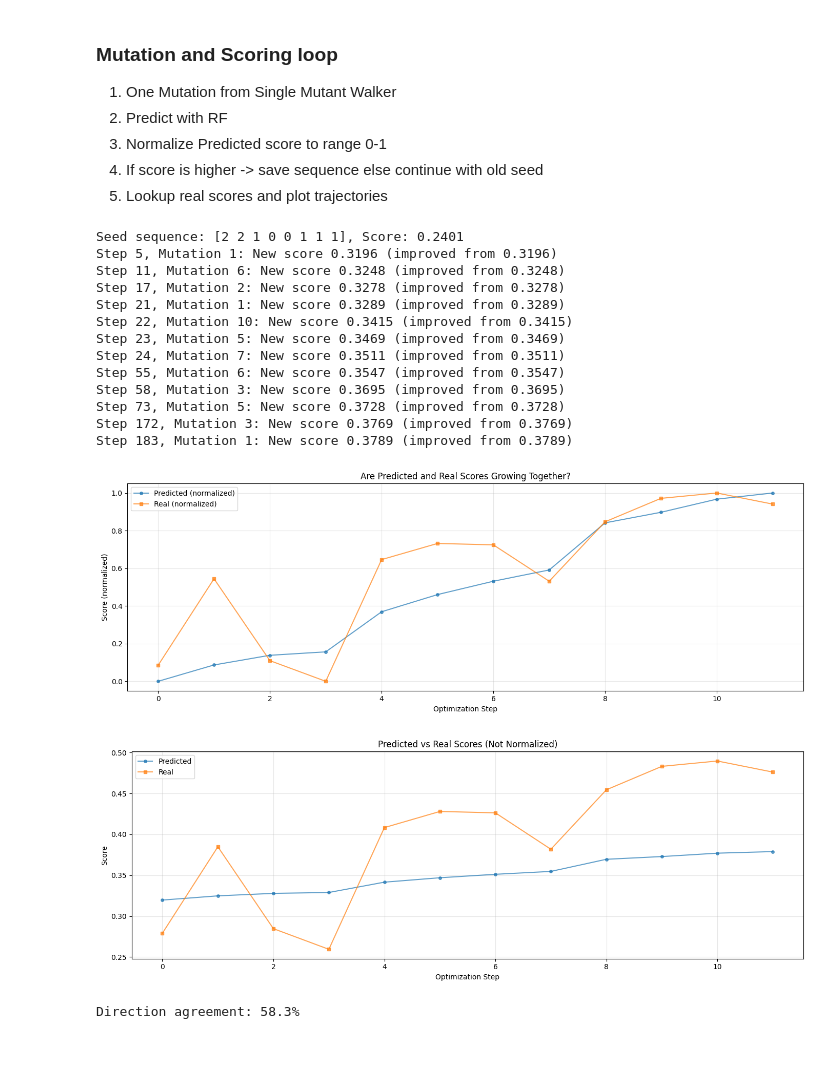
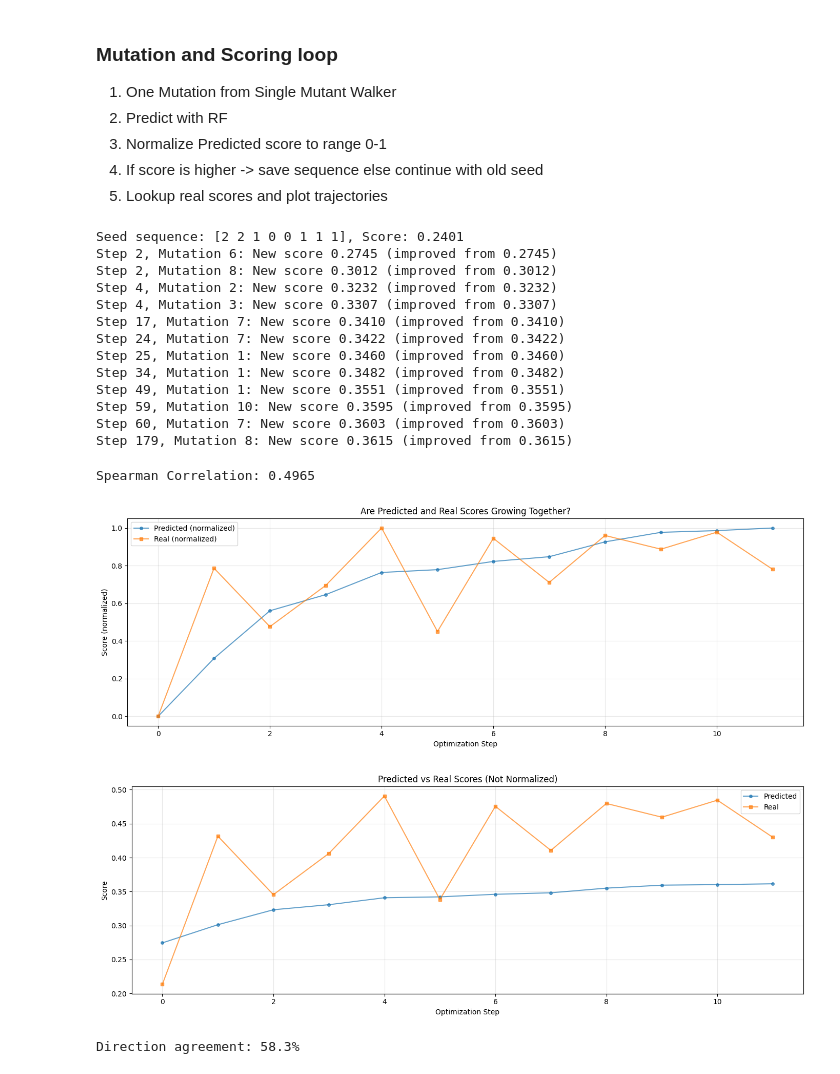
Before and after one commit to meier108/PracticalWork, a Jupyter notebook: main_TFBind8.ipynb, the cells around one changed output. Drawn from its saved outputs; the diff is of its cells as text; code cells hidden in the pictures.

Commit message:
lstm for scoring reimplemented, now works also for GB1 Data

```diff
--- a/main_TFBind8.ipynb
+++ b/main_TFBind8.ipynb
@@ -83,7 +93,7 @@ Model saved to models/random_forest_TFBind8.pkl
 # %% [markdown]
 #### LSTM Model
 # %%
-model = LSTMSequencePredictor.load_model('lstm_sequence_model.h5')
+model = load_model('lstm_model_TFBind.pt')
 # %% [markdown]
 ### Mutation and Scoring loop
 1. One Mutation from Single Mutant Walker
@@ -100,8 +110,8 @@ mutation_steps = 10
 
 # Init rf as scorer
 #rf = RandomForestPredictor(seed=SEED)
-scorer = rf #load_model('models/random_forest_TFBind8.pkl')
-
+#scorer = rf #load_model('models/random_forest_TFBind8.pkl')
+scorer = model
 # Select a random seed sequence from the test set
 seed_sequence = X_train[0]
 old_score = y_train[0]
@@ -124,36 +134,23 @@ df_values = lookup_oracle(df_values, df_oracle)
 #plot_results(df_values)
 # %% [output]
 Seed sequence: [2 2 1 0 0 1 1 1], Score: 0.2401
-Step 5, Mutation 1: New score 0.3196 (improved from 0.3196)
-Step 11, Mutation 6: New score 0.3248 (improved from 0.3248)
-Step 17, Mutation 2: New score 0.3278 (improved from 0.3278)
-Step 21, Mutation 1: New score 0.3289 (improved from 0.3289)
-Step 22, Mutation 10: New score 0.3415 (improved from 0.3415)
-Step 23, Mutation 5: New score 0.3469 (improved from 0.3469)
-Step 24, Mutation 7: New score 0.3511 (improved from 0.3511)
-Step 55, Mutation 6: New score 0.3547 (improved from 0.3547)
-Step 58, Mutation 3: New score 0.3695 (improved from 0.3695)
-Step 73, Mutation 5: New score 0.3728 (improved from 0.3728)
-Step 172, Mutation 3: New score 0.3769 (improved from 0.3769)
-Step 183, Mutation 1: New score 0.3789 (improved from 0.3789)
+Step 2, Mutation 6: New score 0.2745 (improved from 0.2745)
+Step 2, Mutation 8: New score 0.3012 (improved from 0.3012)
+Step 4, Mutation 2: New score 0.3232 (improved from 0.3232)
+Step 4, Mutation 3: New score 0.3307 (improved from 0.3307)
+Step 17, Mutation 7: New score 0.3410 (improved from 0.3410)
+Step 24, Mutation 7: New score 0.3422 (improved from 0.3422)
+Step 25, Mutation 1: New score 0.3460 (improved from 0.3460)
+Step 34, Mutation 1: New score 0.3482 (improved from 0.3482)
+Step 49, Mutation 1: New score 0.3551 (improved from 0.3551)
+Step 59, Mutation 10: New score 0.3595 (improved from 0.3595)
+Step 60, Mutation 7: New score 0.3603 (improved from 0.3603)
+Step 179, Mutation 8: New score 0.3615 (improved from 0.3615)
 # %%
-plt.figure(figsize=(14, 5))
-
-# Normalize both to 0-1 range for comparison
-pred_norm = (df_values['predicted_score'] - df_values['predicted_score'].min()) / (df_values['predicted_score'].max() - df_values['predicted_score'].min())
-real_norm = (df_values['real_score'] - df_values['real_score'].min()) / (df_values['real_score'].max() - df_values['real_score'].min())
-
-plt.plot(pred_norm, label='Predicted (normalized)', marker='o', markersize=4, alpha=0.7)
-plt.plot(real_norm, label='Real (normalized)', marker='s', markersize=4, alpha=0.7)
-plt.xlabel('Optimization Step')
-plt.ylabel('Score (normalized)')
-plt.title('Are Predicted and Real Scores Growing Together?')
-plt.legend()
-plt.grid(True, alpha=0.3)
-plt.tight_layout()
-plt.show()
+plot_results(df_values)
 # %% [output]
+Spearman Correlation: 0.4965
-[figure, old version]
+[figure, new version]
 # %%
 plt.figure(figsize=(14, 5))
 
@@ -171,7 +168,7 @@ plt.grid(True, alpha=0.3)
 plt.tight_layout()
 plt.show()
 # %% [output]
-[figure, old version]
+[figure, new version]
 # %%
 df_values['pred_direction'] = df_values['predicted_score'].diff() > 0
 df_values['real_direction'] = df_values['real_score'].diff() > 0
```
Also changed, not shown: parts of 7 cells of this notebook, 9 other files.
